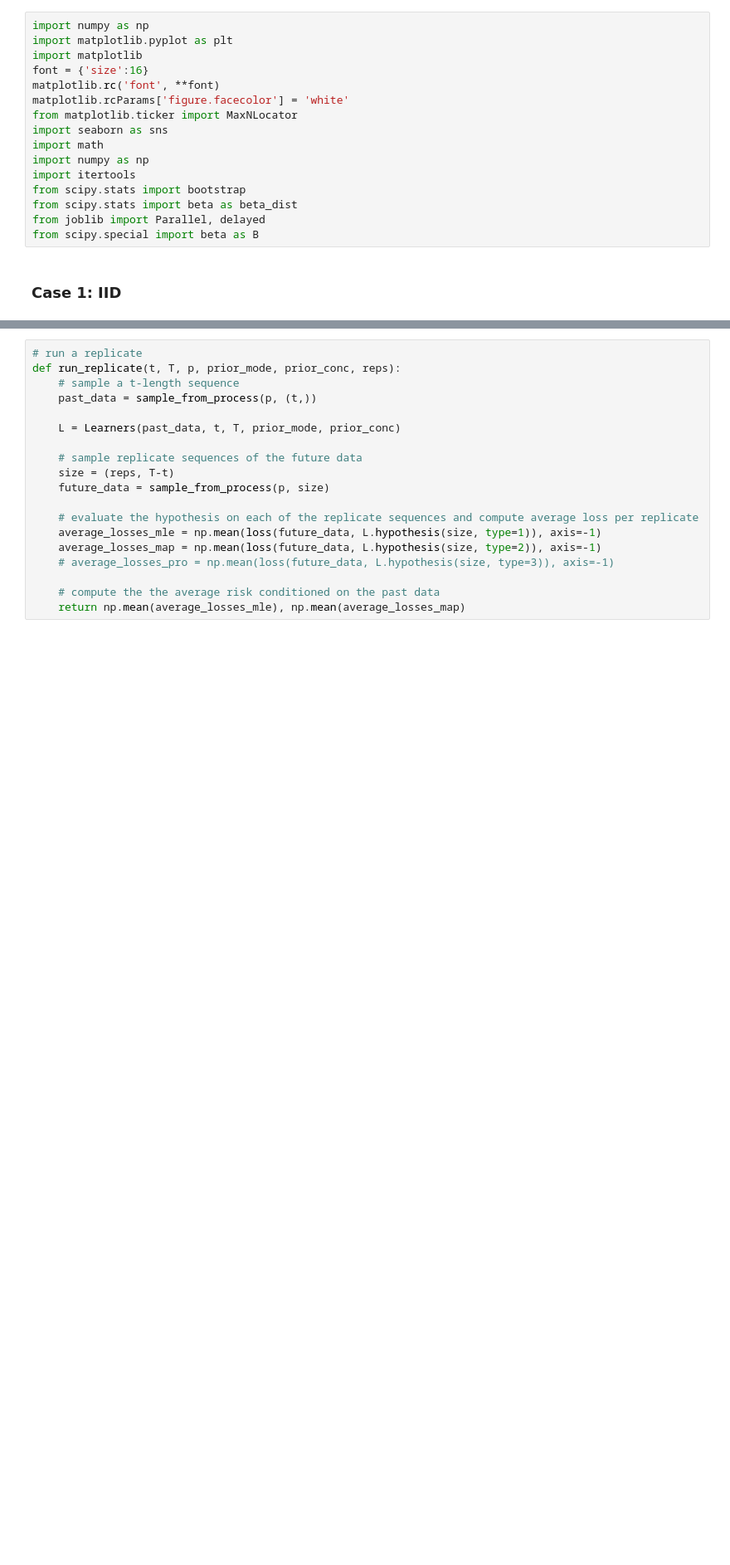
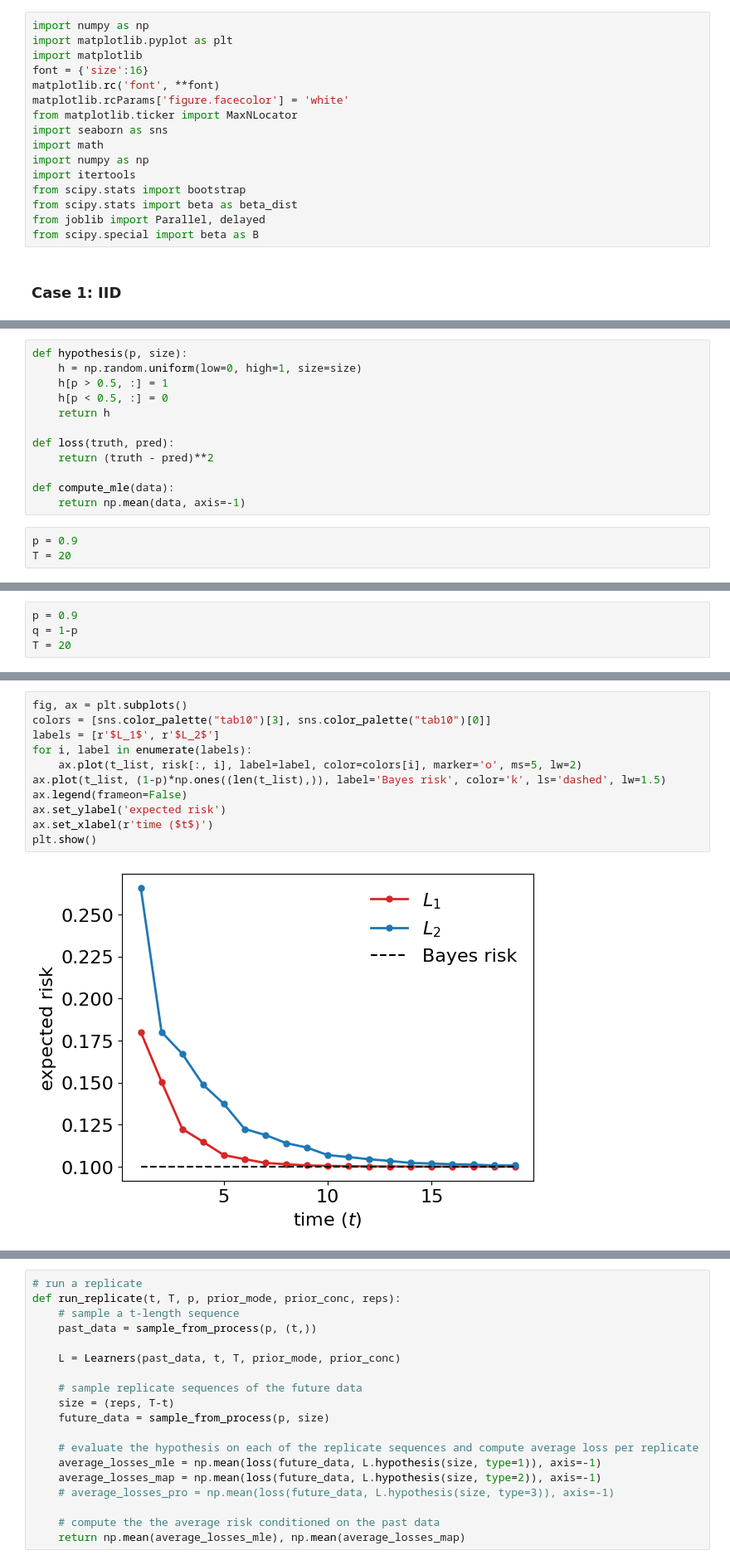
Before and after one commit to YuxinB/ProL, a Jupyter notebook: notebooks/6-four-cases-of-PL.ipynb, the cells around one changed output, grey strips where cells are left out. Shown at 83% size. Cells and saved outputs as stored; diff of their text form; blank space fills up the shorter version.

```diff
--- a/notebooks/6-four-cases-of-PL.ipynb
+++ b/notebooks/6-four-cases-of-PL.ipynb
@@ -95,0 +25,15 @@ def loss(truth, pred):
+# %%
+def hypothesis(p, size):
+    h = np.random.uniform(low=0, high=1, size=size)
+    h[p > 0.5, :] = 1
+    h[p < 0.5, :] = 0
+    return h
+
+def loss(truth, pred):
+    return (truth - pred)**2
+
+def compute_mle(data):
+    return np.mean(data, axis=-1)
+# %%
+p = 0.9
+T = 20
@@ -95,0 +159,4 @@ def loss(truth, pred):
+# %%
+p = 0.9
+q = 1-p
+T = 20
@@ -95,0 +202,13 @@ def loss(truth, pred):
+# %%
+fig, ax = plt.subplots()
+colors = [sns.color_palette("tab10")[3], sns.color_palette("tab10")[0]]
+labels = [r'$L_1$', r'$L_2$']
+for i, label in enumerate(labels):
+    ax.plot(t_list, risk[:, i], label=label, color=colors[i], marker='o', ms=5, lw=2)
+ax.plot(t_list, (1-p)*np.ones((len(t_list),)), label='Bayes risk', color='k', ls='dashed', lw=1.5)
+ax.legend(frameon=False)
+ax.set_ylabel('expected risk')
+ax.set_xlabel(r'time ($t$)')
+plt.show()
+# %% [output]
+[figure, added]
```
Also changed, not shown: parts of 12 cells of this notebook, 3 other files.
